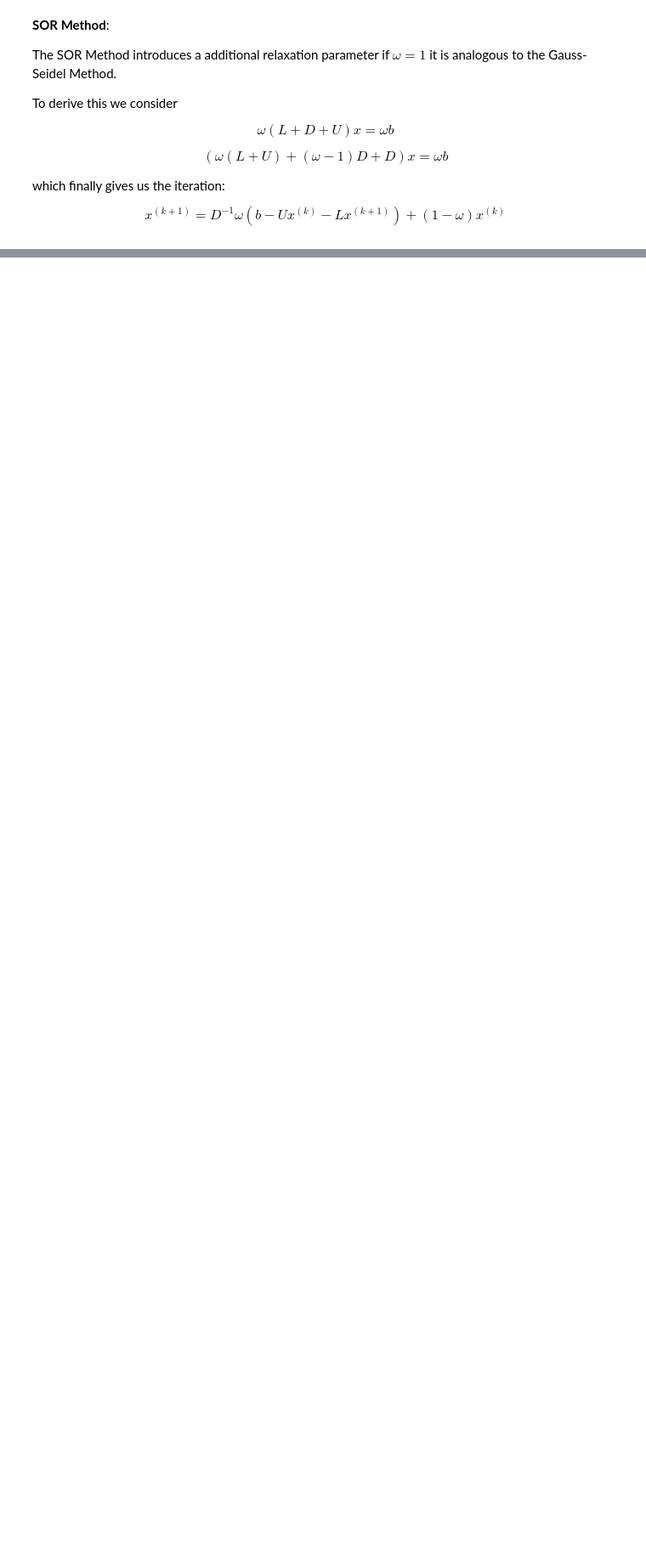
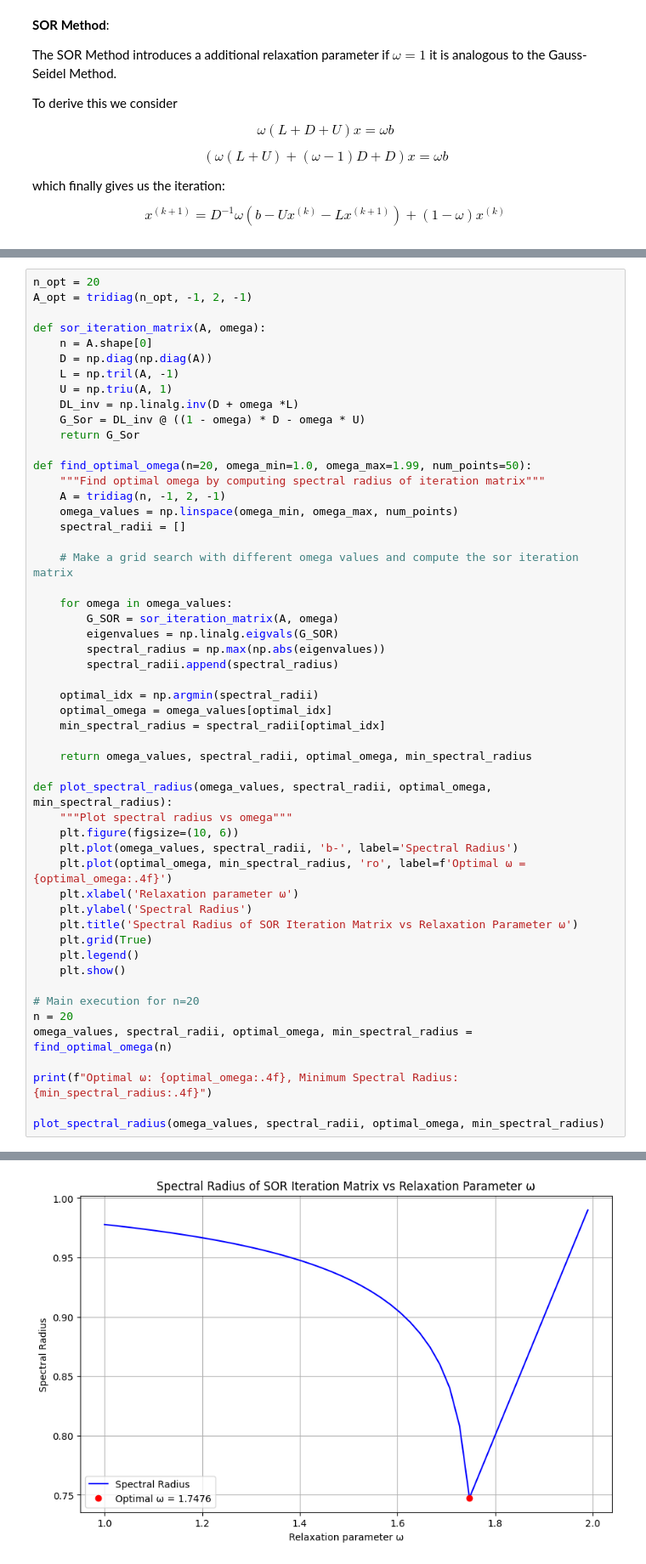
Before and after one commit to LukasMeinschad/Studium, a Jupyter notebook: Mathe/Numerik_2/Proseminar/Blatt 13/sheet_13_lukas_meinschad.ipynb, the cells around one changed output, grey strips where cells are left out. Shown at 85% size. Saved outputs shown, nothing was run; the diff lists cells and outputs as text; blank space fills up the shorter version.

```diff
--- a/Mathe/Numerik_2/Proseminar/Blatt 13/sheet_13_lukas_meinschad.ipynb
+++ b/Mathe/Numerik_2/Proseminar/Blatt 13/sheet_13_lukas_meinschad.ipynb
@@ -232,0 +407,53 @@ def SOR(A,b,x_0,omega,k):
+# %%
+n_opt = 20
+A_opt = tridiag(n_opt, -1, 2, -1)
+
+def sor_iteration_matrix(A, omega):
+    n = A.shape[0]
+    D = np.diag(np.diag(A))
+    L = np.tril(A, -1)
+    U = np.triu(A, 1)
+    DL_inv = np.linalg.inv(D + omega *L)
+    G_Sor = DL_inv @ ((1 - omega) * D - omega * U)
+    return G_Sor
+
+def find_optimal_omega(n=20, omega_min=1.0, omega_max=1.99, num_points=50):
+    """Find optimal omega by computing spectral radius of iteration matrix"""
+    A = tridiag(n, -1, 2, -1)
+    omega_values = np.linspace(omega_min, omega_max, num_points)
+    spectral_radii = []
+
+    # Make a grid search with different omega values and compute the sor iteration matrix
+
+    for omega in omega_values:
+        G_SOR = sor_iteration_matrix(A, omega)
+        eigenvalues = np.linalg.eigvals(G_SOR)
+        spectral_radius = np.max(np.abs(eigenvalues))
+        spectral_radii.append(spectral_radius)
+
+    optimal_idx = np.argmin(spectral_radii)
+    optimal_omega = omega_values[optimal_idx]
+    min_spectral_radius = spectral_radii[optimal_idx]
+
+    return omega_values, spectral_radii, optimal_omega, min_spectral_radius
+
+def plot_spectral_radius(omega_values, spectral_radii, optimal_omega, min_spectral_radius):
+    """Plot spectral radius vs omega"""
+    plt.figure(figsize=(10, 6))
+    plt.plot(omega_values, spectral_radii, 'b-', label='Spectral Radius')
+    plt.plot(optimal_omega, min_spectral_radius, 'ro', label=f'Optimal ω = {optimal_omega:.4f}')
+    plt.xlabel('Relaxation parameter ω')
+    plt.ylabel('Spectral Radius')
+    plt.title('Spectral Radius of SOR Iteration Matrix vs Relaxation Parameter ω')
+    plt.grid(True)
+    plt.legend()
+    plt.show()
+
+# Main execution for n=20
+n = 20
+omega_values, spectral_radii, optimal_omega, min_spectral_radius = find_optimal_omega(n)
+
+print(f"Optimal ω: {optimal_omega:.4f}, Minimum Spectral Radius: {min_spectral_radius:.4f}")
+
+plot_spectral_radius(omega_values, spectral_radii, optimal_omega, min_spectral_radius)
+# %% [output]
@@ -232,0 +461 @@ def SOR(A,b,x_0,omega,k):
+[figure, added]
```
Also changed, not shown: parts of 12 cells of this notebook, 25 other files.
